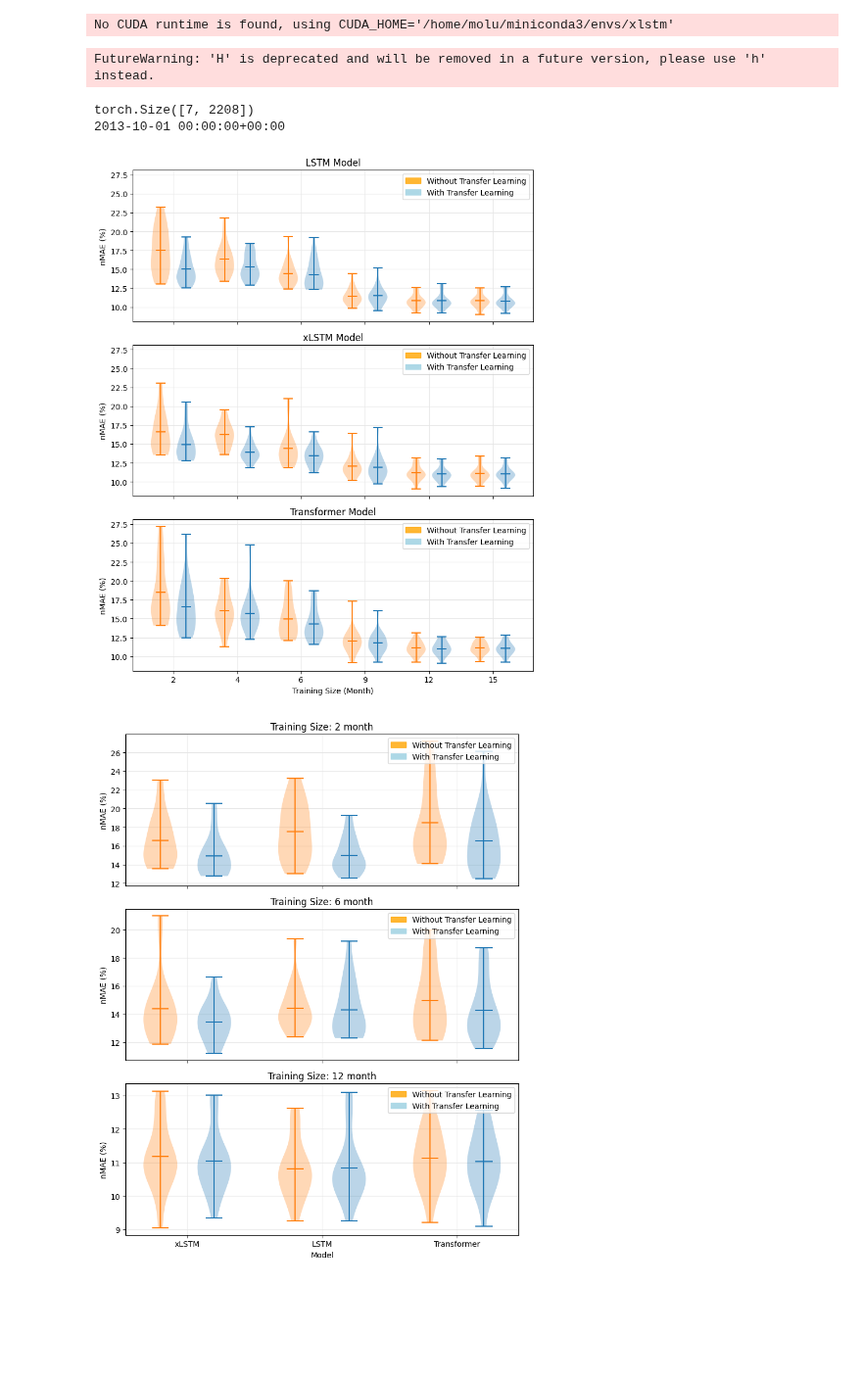
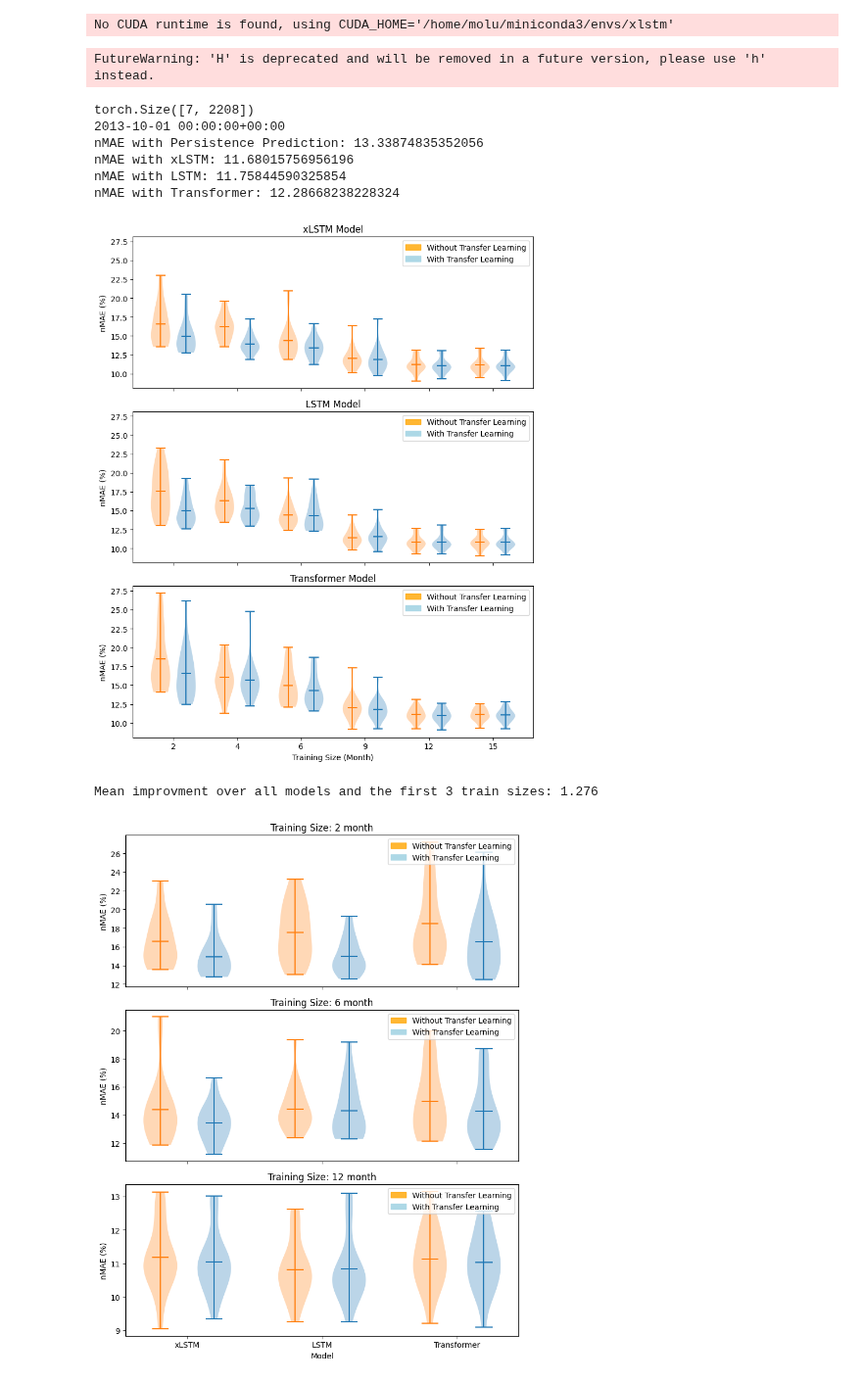
Before and after one commit to erc-fhv/loadforecasting, a Jupyter notebook: scripts/Paper_Illustration.ipynb, the cells around one changed output. Shown at 98% size. Drawn from its saved outputs; the diff is of its cells as text; code cells hidden in the pictures; blank space fills up the shorter version.

```diff
--- a/scripts/Paper_Illustration.ipynb
+++ b/scripts/Paper_Illustration.ipynb
@@ -34,7 +34,7 @@ No CUDA runtime is found, using CUDA_HOME='/home/molu/miniconda3/envs/xlstm'
 # %%
 # Store specific predictions, for the paper 'use case' section.
 #
-execute_this_cell = False
+execute_this_cell = True
 if execute_this_cell:
     importlib.reload(Model)
     importlib.reload(Simulation_config)
@@ -78,10 +78,34 @@ if execute_this_cell:
 
     print(P_el_predicted.shape)
     print(startdate)
+
+    # print the nMAE:
+    #
+    def calc_nMAE(Y_perfect, Y_model):
+        loss_fn = nn.L1Loss()
+        loss = loss_fn(Y_perfect, Y_model)
+        reference = float(torch.mean(Y_perfect))
+        nMAE = 100.0 * loss / reference
+        return nMAE
+
+    Y_perfect = P_el_predicted[0]
+    Y_Persistence = P_el_predicted[3]
+    Y_xLSTM = P_el_predicted[4]
+    Y_LSTM = P_el_predicted[5]
+    Y_Transformer = P_el_predicted[6]
+
+    print(f"nMAE with Persistence Prediction: {calc_nMAE(Y_perfect, Y_Persistence)}")
+    print(f"nMAE with xLSTM: {calc_nMAE(Y_perfect, Y_xLSTM)}")
+    print(f"nMAE with LSTM: {calc_nMAE(Y_perfect, Y_LSTM)}")
+    print(f"nMAE with Transformer: {calc_nMAE(Y_perfect, Y_Transformer)}")
 # %% [output]
 FutureWarning: 'H' is deprecated and will be removed in a future version, please use 'h' instead.
 torch.Size([7, 2208])
 2013-10-01 00:00:00+00:00
+nMAE with Persistence Prediction: 13.33874835352056
+nMAE with xLSTM: 11.68015756956196
+nMAE with LSTM: 11.75844590325854
+nMAE with Transformer: 12.28668238228324
 # %%
 # Compare with and without transfer learning of the given configurations
 #
@@ -124,7 +148,7 @@ configs = [
 ]
 
 # Constants and Configuration
-models = ('LSTM', 'xLSTM', 'Transformer', )
+models = ('xLSTM', 'LSTM', 'Transformer', )
 configs_with_transfer = configs[0:6]
 configs_without_transfer = configs[6:12]
 training_sizes = ['2', '4', '6', '9', '12', '15']
@@ -166,35 +190,52 @@ for idx, model in enumerate(models):
     # Offset positions slightly for comparison
     positions = np.array(range(len(training_sizes))) * 2.0
     quantiles = [[0.25, 0.75] for _ in data_with]
 
     # With Transfer Learning violins
     violins_with = ax.violinplot(data_with, positions=positions + 0.4, widths=0.6,
                                  showmeans=True, showextrema=True, showmedians=False)
     # Without Transfer Learning violins
     violins_without = ax.violinplot(data_without, positions=positions - 0.4, widths=0.6,
                                     showmeans=True, showextrema=True, showmedians=False)
 
     # Labels and title
     ax.set_ylabel('nMAE (%)')
     ax.set_title(f"{model} Model")
     # ax.text(0.4, 0.9, f"{model} Model", transform=ax.transAxes, fontsize=16, ha="center", va="center")
     ax.set_xticks(positions)
     ax.set_xticklabels(training_sizes)
     ax.set_axisbelow(True)
-    ax.grid(True, color="0.9")
+    # ax.grid(True, color="0.9")
 
     # Add legend to each subplot
     ax.legend(handles=legend_patches, loc="upper right")
 
     # Set x-axis label for the last plot
     # ax.set_xlabel('Training Size (Month)')
 
 axes[-1].set_xlabel('Training Size (Month)')
 plt.tight_layout()
 plt.savefig("scripts/outputs/figs/transfer_learning_over_train_size1.pdf", format="pdf", bbox_inches="tight", pad_inches=0.1)
 plt.show()
+
+# print mean improvement over the first 3 month over all models
+max_train_size = 3
+all_improvements = np.zeros(shape=(0, max_train_size))
+for model in models:
+        assert np.array(data_without_transfer[model]).shape == (6, 20), f"Unexptected Shape: {np.array(data_without_transfer[model]).shape}"
+        means_without_transfer = np.mean(data_without_transfer[model], axis=1)
+        means_with_transfer = np.mean(data_with_transfer[model], axis=1)
+        assert means_with_transfer.shape == (6, ), f"Unexptected Shape: {means_with_transfer.shape}"
+        diff = (means_without_transfer - means_with_transfer)[:max_train_size]
+        diff = diff[np.newaxis, :]
+        assert diff.shape == (1, max_train_size,), f"Unexptected Shape: {diff.shape}"
+        all_improvements = np.vstack([all_improvements, diff])
+assert all_improvements.shape == (len(models), max_train_size), f"Unexptected list length: {all_improvements.shape}"
+mean_improvement = np.mean(all_improvements)
+print(f"Mean improvment over all models and the first {max_train_size} train sizes: {mean_improvement:.3f}")
 # %% [output]
-[figure, old version]
+[figure, new version]
+Mean improvment over all models and the first 3 train sizes: 1.276
 # %%
 # Compare with and without transfer learning of the given configurations
 #
```
Also changed, not shown: parts of 8 cells of this notebook, 1 other file.
